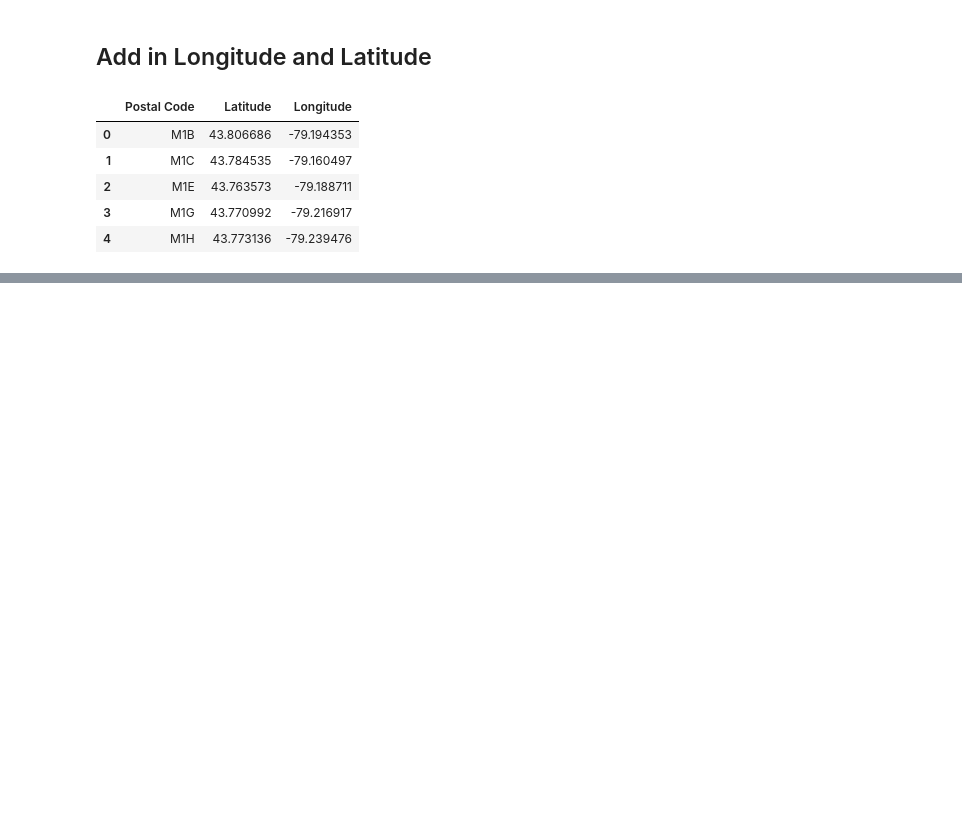
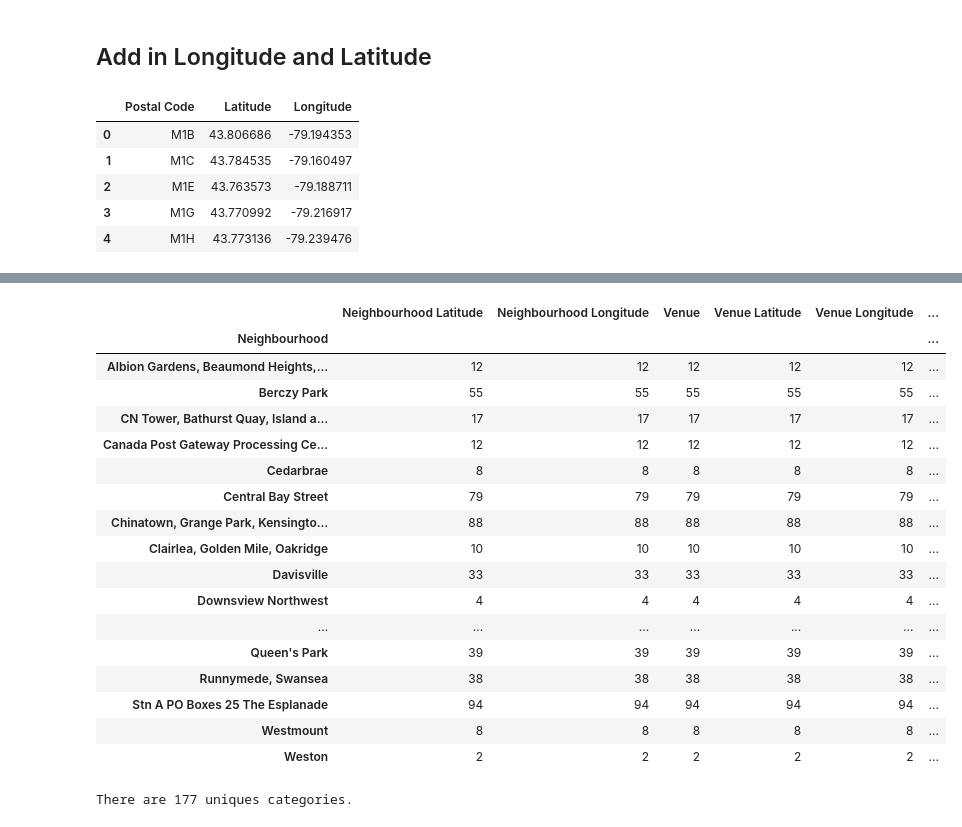
Before and after one commit to amendenhall137/ML_Capstone_Coursera, a Jupyter notebook: Coursera_Capstone.ipynb, the cells around one changed output, grey strips where cells are left out. Cells and saved outputs as stored; diff of their text form; code cells hidden in the pictures; blank space fills up the shorter version.

```diff
--- a/Coursera_Capstone.ipynb
+++ b/Coursera_Capstone.ipynb
@@ -113,0 +152,8 @@ df_plusll.head()
+# %%
+address = 'Toronto, CA'
+
+geolocator = Nominatim(user_agent="ny_explorer")
+location = geolocator.geocode(address)
+latitude = location.latitude
+longitude = location.longitude
+print('The geograpical coordinate of Toronto are {}, {}.'.format(latitude, longitude))
@@ -113,0 +265,25 @@ df_plusll.head()
+# %%
+toronto_venues.groupby('Neighbourhood').count()
+# %% [output]
+|  | Neighbourhood Latitude | Neighbourhood Longitude | Venue | Venue Latitude | Venue Longitude | ... |
+| Neighbourhood |  |  |  |  |  | ... |
+| Albion Gardens, Beaumond Heights,... | 12 | 12 | 12 | 12 | 12 | ... |
+| Berczy Park | 55 | 55 | 55 | 55 | 55 | ... |
+| CN Tower, Bathurst Quay, Island a... | 17 | 17 | 17 | 17 | 17 | ... |
+| Canada Post Gateway Processing Ce... | 12 | 12 | 12 | 12 | 12 | ... |
+| Cedarbrae | 8 | 8 | 8 | 8 | 8 | ... |
+| Central Bay Street | 79 | 79 | 79 | 79 | 79 | ... |
+| Chinatown, Grange Park, Kensingto... | 88 | 88 | 88 | 88 | 88 | ... |
+| Clairlea, Golden Mile, Oakridge | 10 | 10 | 10 | 10 | 10 | ... |
+| Davisville | 33 | 33 | 33 | 33 | 33 | ... |
+| Downsview Northwest | 4 | 4 | 4 | 4 | 4 | ... |
+| ... | ... | ... | ... | ... | ... | ... |
+| Queen's Park | 39 | 39 | 39 | 39 | 39 | ... |
+| Runnymede, Swansea | 38 | 38 | 38 | 38 | 38 | ... |
+| Stn A PO Boxes 25 The Esplanade | 94 | 94 | 94 | 94 | 94 | ... |
+| Westmount | 8 | 8 | 8 | 8 | 8 | ... |
+| Weston | 2 | 2 | 2 | 2 | 2 | ... |
+# %%
+print('There are {} uniques categories.'.format(len(toronto_venues['Venue Category'].unique())))
+# %% [output]
+There are 177 uniques categories.
```
Also changed, not shown: parts of 28 cells of this notebook.
